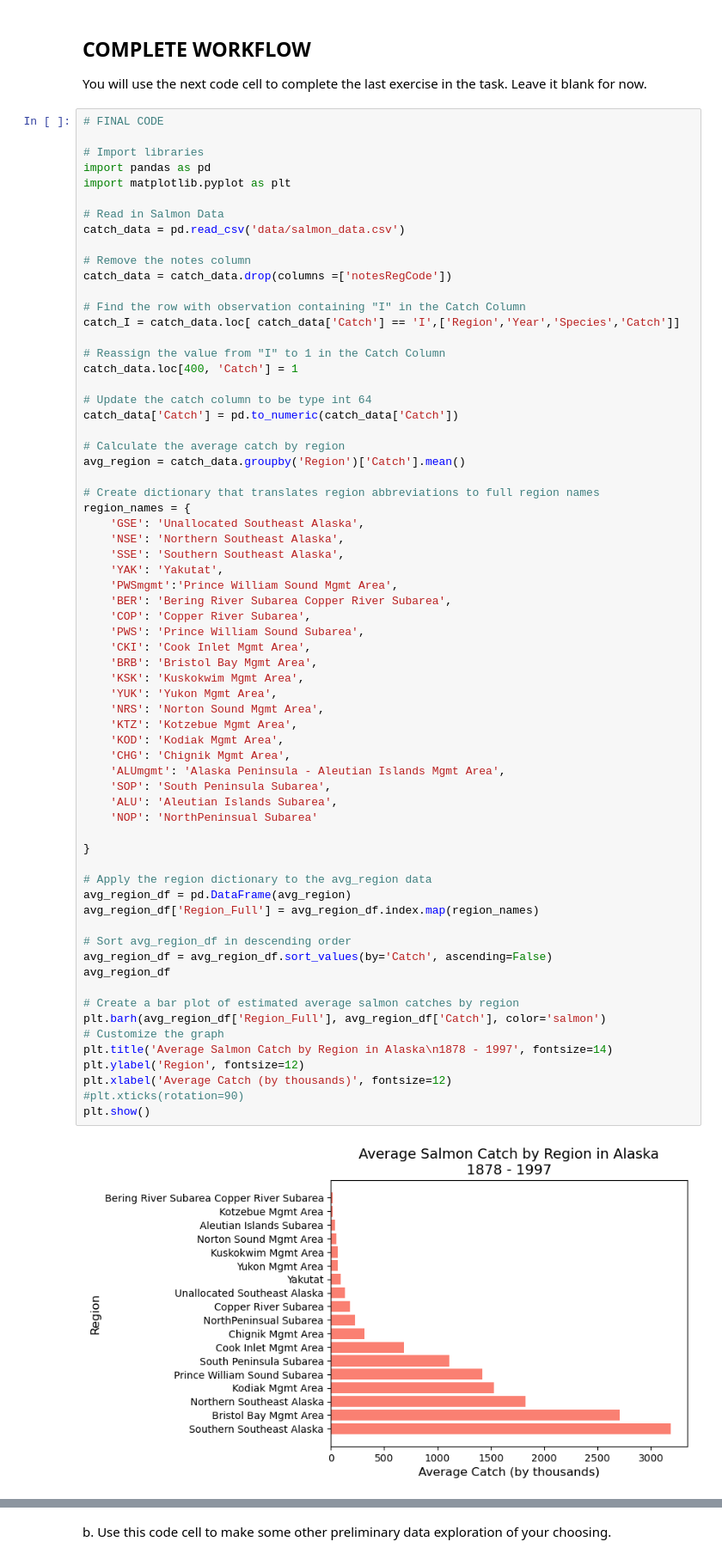
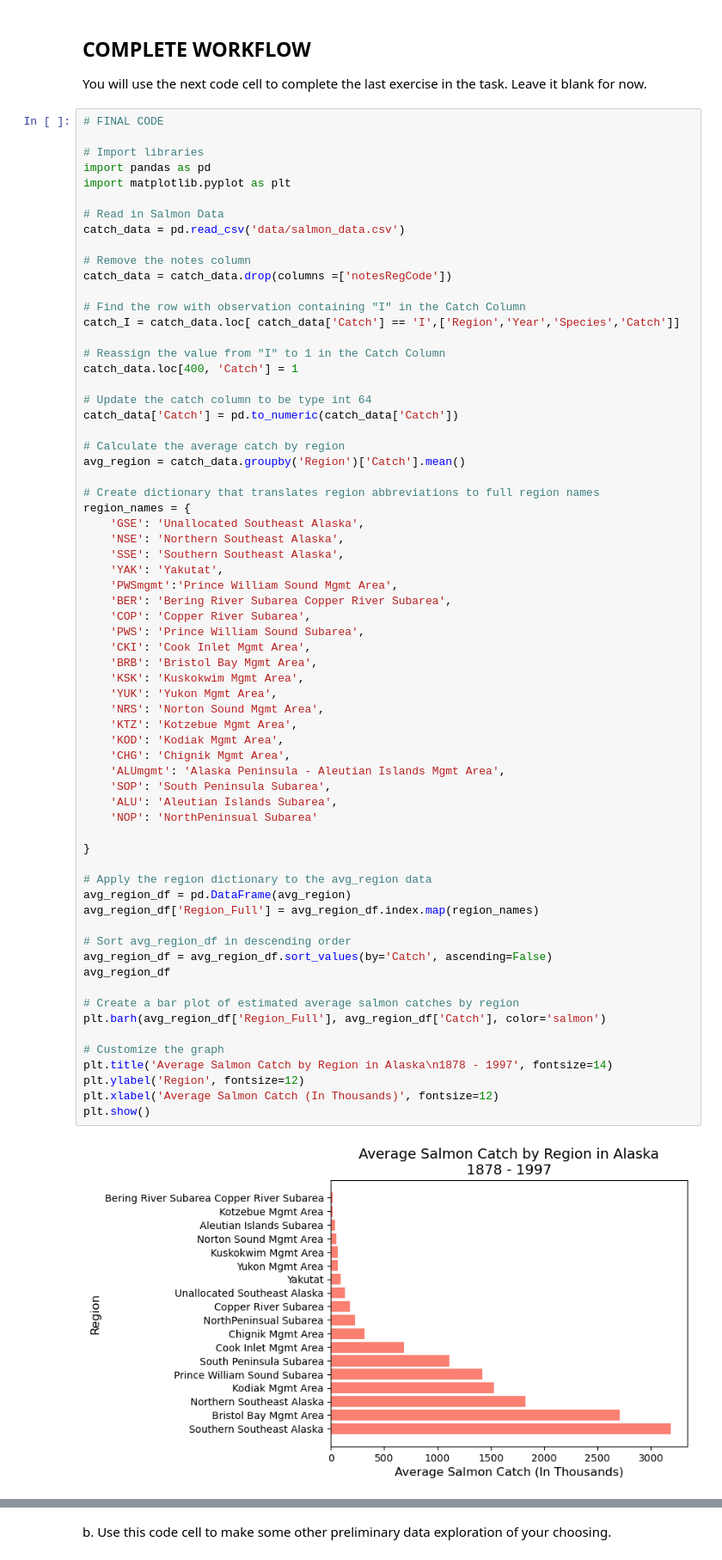
Before and after one commit to nicolelpepper/eds220-hwk2, a Jupyter notebook: hwk2-task2-salmon.ipynb, the cells around one changed output, grey strips where cells are left out. Shown at 86% size. Saved outputs shown, nothing was run; the diff lists cells and outputs as text.

```diff
--- a/hwk2-task2-salmon.ipynb
+++ b/hwk2-task2-salmon.ipynb
@@ -89,36 +89,36 @@ region_names = {
     'CKI': 'Cook Inlet Mgmt Area',
     'BRB': 'Bristol Bay Mgmt Area',
     'KSK': 'Kuskokwim Mgmt Area',
     'YUK': 'Yukon Mgmt Area',
     'NRS': 'Norton Sound Mgmt Area',
     'KTZ': 'Kotzebue Mgmt Area',
     'KOD': 'Kodiak Mgmt Area',
     'CHG': 'Chignik Mgmt Area',
     'ALUmgmt': 'Alaska Peninsula - Aleutian Islands Mgmt Area',
     'SOP': 'South Peninsula Subarea',
     'ALU': 'Aleutian Islands Subarea',
     'NOP': 'NorthPeninsual Subarea'
 
 }
 
 # Apply the region dictionary to the avg_region data
 avg_region_df = pd.DataFrame(avg_region)
 avg_region_df['Region_Full'] = avg_region_df.index.map(region_names)
 
 # Sort avg_region_df in descending order
 avg_region_df = avg_region_df.sort_values(by='Catch', ascending=False)
 avg_region_df
 
 # Create a bar plot of estimated average salmon catches by region
 plt.barh(avg_region_df['Region_Full'], avg_region_df['Catch'], color='salmon')
+
 # Customize the graph
 plt.title('Average Salmon Catch by Region in Alaska\n1878 - 1997', fontsize=14)
 plt.ylabel('Region', fontsize=12)
-plt.xlabel('Average Catch (by thousands)', fontsize=12)
-#plt.xticks(rotation=90)
+plt.xlabel('Average Salmon Catch (In Thousands)', fontsize=12)
 plt.show()
 # %% [output]
-[figure, old version]
+[figure, new version]
 # %% [markdown]
 ## 1
 
```
Also changed, not shown: parts of 6 cells of this notebook.
